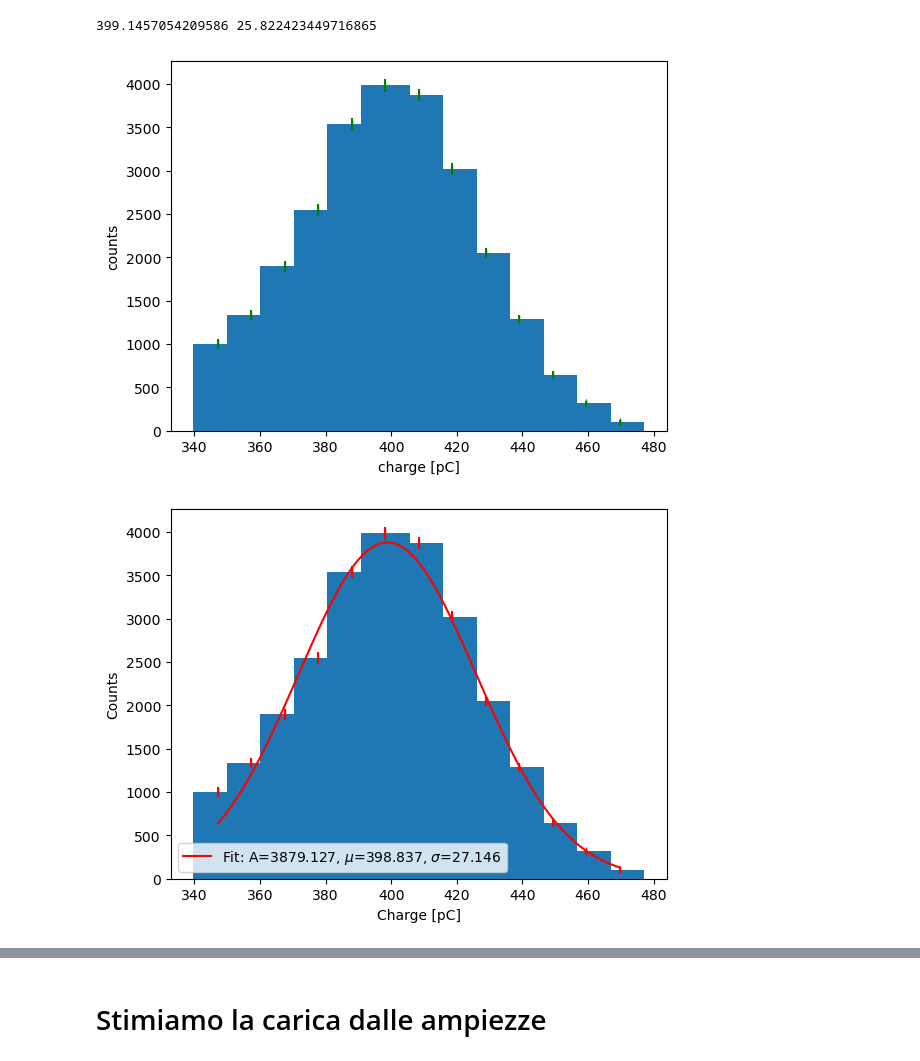
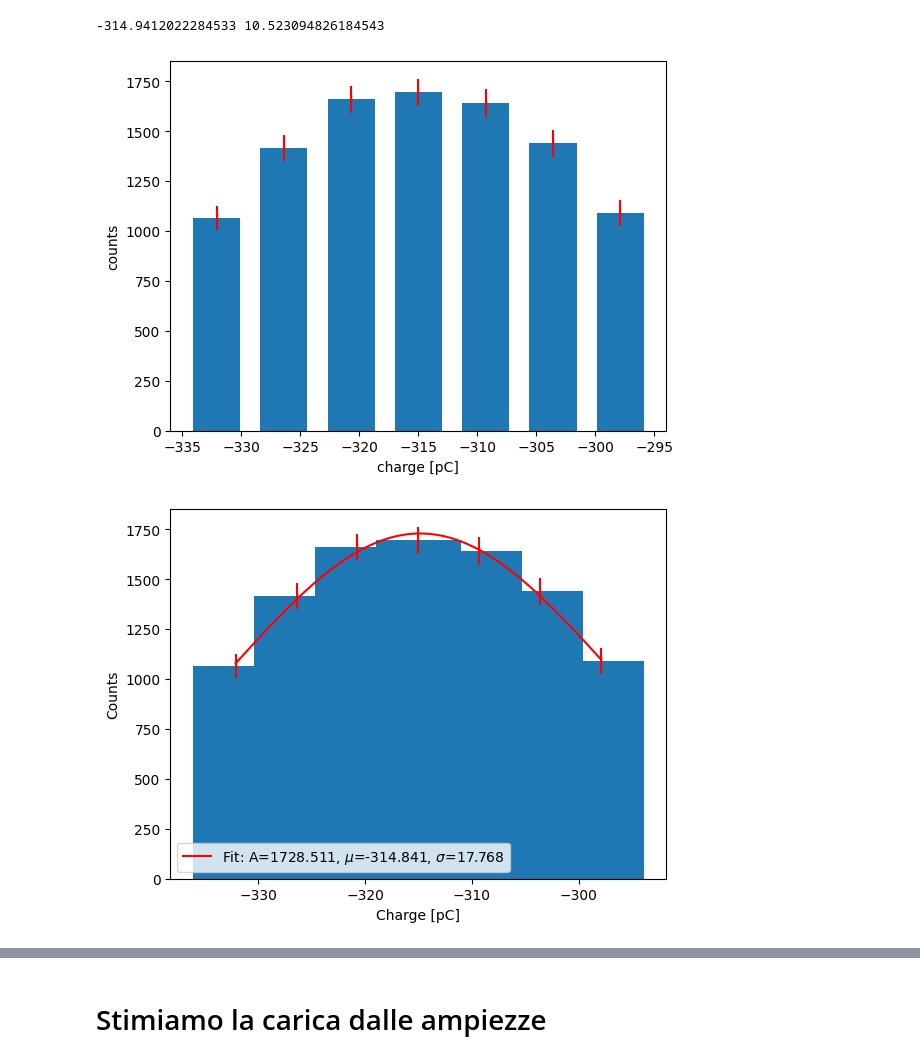
Before and after one commit to 0-DvD-0/Sfera, a Jupyter notebook: Jupyter/SpectrumAnalysis.ipynb, the cells around one changed output, grey strips where cells are left out. Cells and saved outputs as stored; diff of their text form; code cells hidden in the pictures.

```diff
--- a/Jupyter/SpectrumAnalysis.ipynb
+++ b/Jupyter/SpectrumAnalysis.ipynb
@@ -76,0 +12,7 @@ ampN=ampN[trueX]
+# %%
+channel = 5
+
+RunCs = uproot.open('../Dati/25_03/Run_chall_Cs_Measurements_Only_3_25_2024_0000.root')
+
+noise_file = '../Dati/Noises/ch' + str(channel) + '.root'
+RunNoise = uproot.open(noise_file)
@@ -76,0 +80,14 @@ ampN=ampN[trueX]
+# %%
+#Aggiorno i tempi di presa dati, che vanno rinormalizzati al numero di eventi rimasti,
+#sia per il segnale che per la noise: il tempo "efficace" è dato dal tempo originale
+#riscalato alla frazione di eventi rimasti dopo la pulizia
+
+TCs_eff = TCs * len(chargeCs) / evCsT * 6 / 100 #Prendo 16 canali, quindi devo assumere che il tempo perso a scrivere
+                                           #sia 16 volte più grande di quando uso un canale solo
+TN_eff  = T_noises[channel]  * len(chargeN)  / evNT
+
+print(TCs_eff)
+print(TN_eff)
+
+print ("Rate Cs eff = " + str(len(chargeCs) / TCs_eff))
+print ("Rate N eff = " + str(len(chargeN) / TN_eff))
@@ -77,8 +99,6 @@ ampN=ampN[trueX]
 # %%
 bin = 100
 
-
-bin1,edge1,_ = plt.hist(chargeCs, bins=bin, range=(-1000,20))
-bin2,edge2,_= plt.hist(chargeN, bins=bin, range=(-1000,20), alpha=0.6)
-#ùplt.savefig('hist1_40.pdf')
+binCs, edgeCs, _ = plt.hist(chargeCs, bins=bin, range=(-600, Q_max), density = False)
+binN , edgeN , _= plt.hist(chargeN, bins=bin, range=(-600, Q_max), alpha=0.6, density = False)
 # %% [output]
@@ -89,0 +112,7 @@ print(np.size(edge2))
+# %%
+binSign = binCs - binN / TN_eff * TCs_eff * 3
+
+wdt = edgeN[1] - edgeN[0]
+trash = plt.bar(edgeN[1:],binCs,width=wdt)
+trash = plt.bar(edgeN[1:],binN / TN_eff * TCs_eff ,width=wdt)
+trash = plt.bar(edgeN[1:],binN / T_noises[channel]* TCs_eff,width=wdt, alpha = 0.5)
@@ -113,29 +151,29 @@ Text(0.5, 0, 'charge [pC]')
 # %%
 #Isolo la parte di spettro legata al fotoelettrico
-edge_photo=edgenew[52:65]
-counts_photo=binTot[51:64]
-err_photo=err[51:64]
-plt.bar(edge_photo,counts_photo,width=15)
-plt.errorbar(edge_photo, counts_photo, err_photo, color='green', fmt='|')
+edge_photo=edgeN[peak_ledge:peak_redge]
+counts_photo=binSign[peak_ledge:peak_redge]
+err_photo=err[peak_ledge:peak_redge]
+plt.bar(edge_photo,counts_photo,width=4)
+plt.errorbar(edge_photo, counts_photo, err_photo, color='red', fmt='|')
 plt.ylabel("counts")
 plt.xlabel("charge [pC]")
 
 
 #bin_centers = (edge_photo[:-1] + edge_photo[1:]) / 2
 bin_centers=edge_photo
 # Calcoliamo il valore rappresentativo pesato dai conteggi di ciascun bin
 weighted_values = bin_centers * counts_photo
 
 # Calcoliamo la media pesata
 weighted_mean = np.sum(weighted_values) / np.sum(counts_photo)
 
 # Calcoliamo la deviazione standard pesata
 weighted_std = np.sqrt(np.sum(counts_photo * (bin_centers - weighted_mean)**2) / np.sum(counts_photo))
 
 print(weighted_mean, weighted_std)
 # %% [output]
-399.1457054209586 25.822423449716865
+-314.9412022284533 10.523094826184543
-[figure, old version]
+[figure, new version]
 # %%
 from scipy.optimize import curve_fit
 
@@ -145,12 +183,15 @@ from scipy.optimize import curve_fit
 def gaussian(x, A, mu, sigma):
     return A * np.exp(-(x - mu)**2 / (2 * sigma**2))
 
+
 # Facciamo il fit della gaussiana ai dati
-popt, pcov = curve_fit(gaussian, bin_centers, counts_photo, p0=[1, weighted_mean, weighted_std], sigma=err_photo)
+popt, pcov = curve_fit(gaussian, bin_centers, counts_photo, p0=[1, weighted_mean, weighted_std], sigma=err_photo,
+
+maxfev = 5000)
 
 # Plot dell'istogramma e della curva di fit
 #plt.hist(dati, bins=30, density=True, alpha=0.5, color='b', label='Istogramma dei dati')
-plt.bar(edge_photo,counts_photo,width=15)
+plt.bar(edge_photo,counts_photo,width=8)
 x_values=np.linspace(np.min(edge_photo), np.max(edge_photo), 200)
 plt.plot(x_values, gaussian(x_values, *popt), 'r-', label='Fit: A=%5.3f, $\mu$=%5.3f, $\sigma$=%5.3f' % tuple(popt))
 plt.errorbar(edge_photo, counts_photo, err_photo, color='red', fmt='|')
@@ -159,4 +200,4 @@ plt.xlabel('Charge [pC]')
 plt.ylabel('Counts')
 plt.show()
 # %% [output]
-[figure, old version]
+[figure, new version]
```
Also changed, not shown: parts of 16 cells of this notebook, 2 other files.
